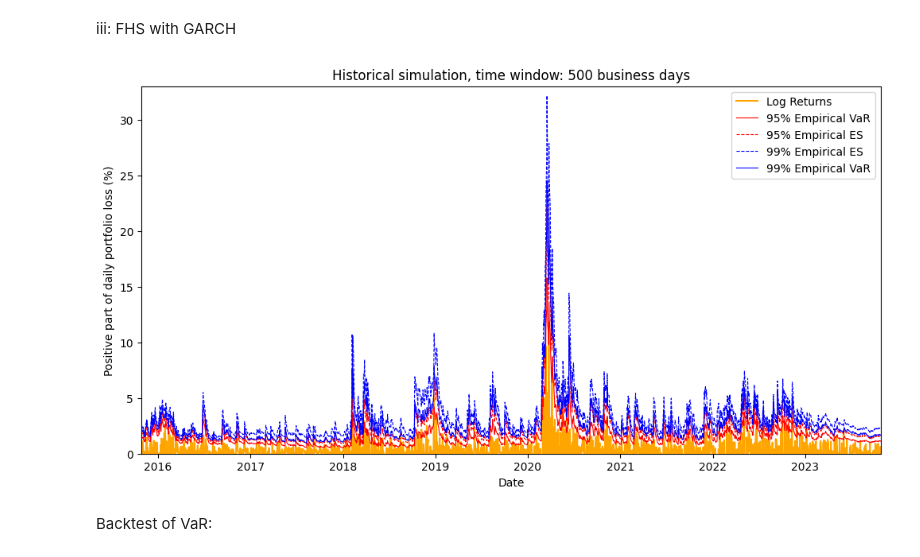
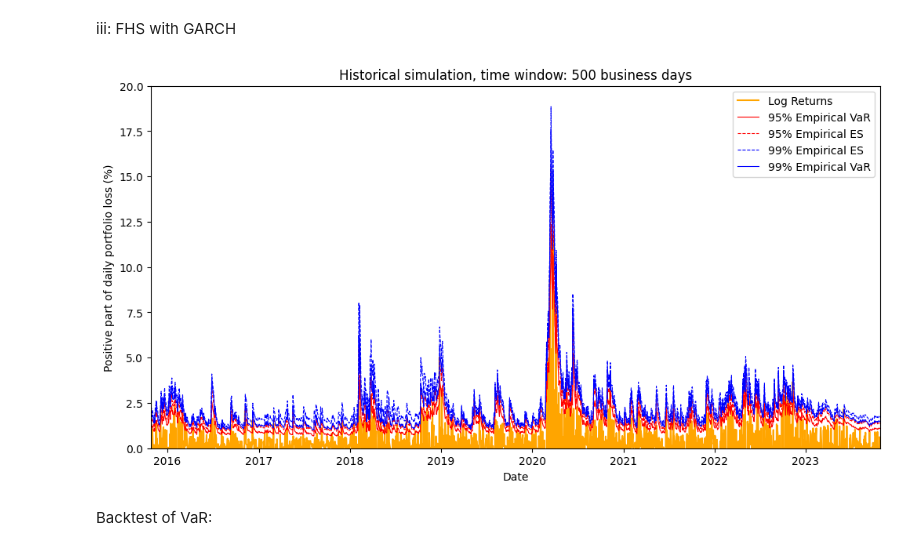
Before and after one commit to luca-imperial/QRM_1, a Jupyter notebook: Ex_b.ipynb, the cells around one changed output. Cells and saved outputs as stored; diff of their text form; code cells hidden in the pictures.

```diff
--- a/Ex_b.ipynb
+++ b/Ex_b.ipynb
@@ -147,7 +147,7 @@ dog["99_FHS_GARCH_ES_forecast"] = np.nan
 dog["rolling_GARCH_vol"] = np.nan
 for i in range(500, len(dog)):
     # Select rolling window
-    window_data = dog['log_return'].iloc[i-500:i]
+    window_data = dog['lin_loss'].iloc[i-500:i].dropna()
 
     # Define GARCH(1,1)
     am = arch_model(window_data, vol='GARCH', p=1, q=1, mean='constant', dist='normal')
@@ -171,7 +171,6 @@ for i in range(500, len(dog)):
     VaR_Z_99 = standardized_residuals.quantile(0.99)
     ES_Z_99 = standardized_residuals[standardized_residuals >= VaR_Z_99].mean()
 
-
     # Predictions of VaR and ES
     dog["95_FHS_GARCH_VaR_forecast"].iloc[i] = mu_i + sigma_i * VaR_Z_95
     dog["99_FHS_GARCH_VaR_forecast"].iloc[i] = mu_i + sigma_i * VaR_Z_99
@@ -180,19 +179,19 @@ for i in range(500, len(dog)):
 # %%
 figure = plt.figure(figsize=(12,6))
 plt.plot(dog.index, dog["lin_loss"], label="Log Returns", color="orange")
 plt.plot(dog.index, dog["95_FHS_GARCH_VaR_forecast"], label="95% Empirical VaR", color="red", linewidth=0.8)
 plt.plot(dog.index, dog["95_FHS_GARCH_ES_forecast"], label="95% Empirical ES", color="red", linestyle="dashed", linewidth=0.8)
 plt.plot(dog.index, dog["99_FHS_GARCH_ES_forecast"], label="99% Empirical ES", color="blue", linestyle="dashed", linewidth=0.8)
 plt.plot(dog.index, dog["99_FHS_GARCH_VaR_forecast"], label="99% Empirical VaR", color="blue", linewidth=0.8)
 plt.legend()
 plt.title("Historical simulation, time window: 500 business days")
 plt.xlabel("Date")
 plt.ylabel("Positive part of daily portfolio loss (%)")
 plt.xlim(dog.index[501], dog.index[-1])
-plt.ylim(0, 33)
+plt.ylim(0, 20)
 plt.show()
 # %% [output]
-[figure, old version]
+[figure, new version]
 # %% [markdown]
 Backtest of VaR:
 # %%
```
